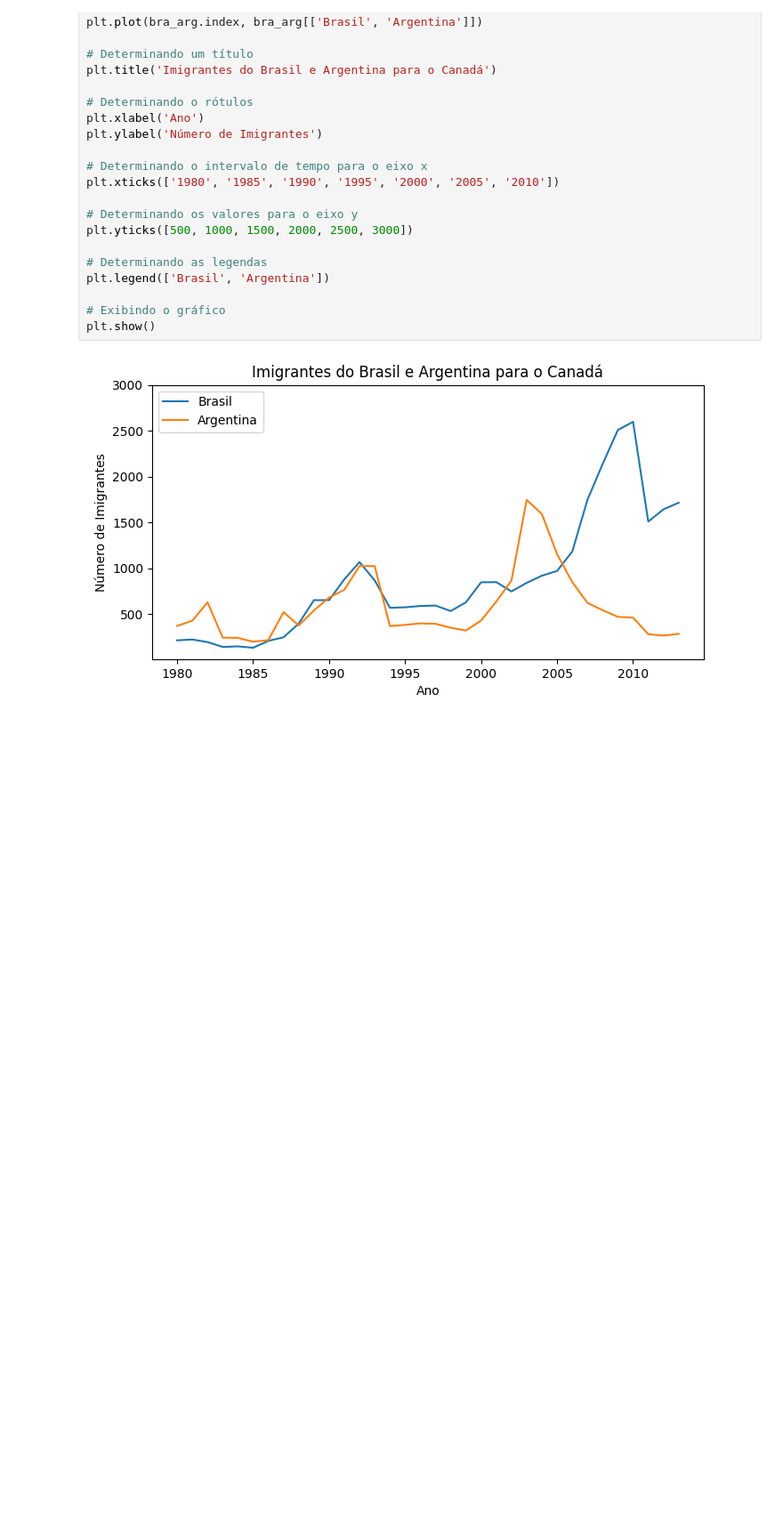
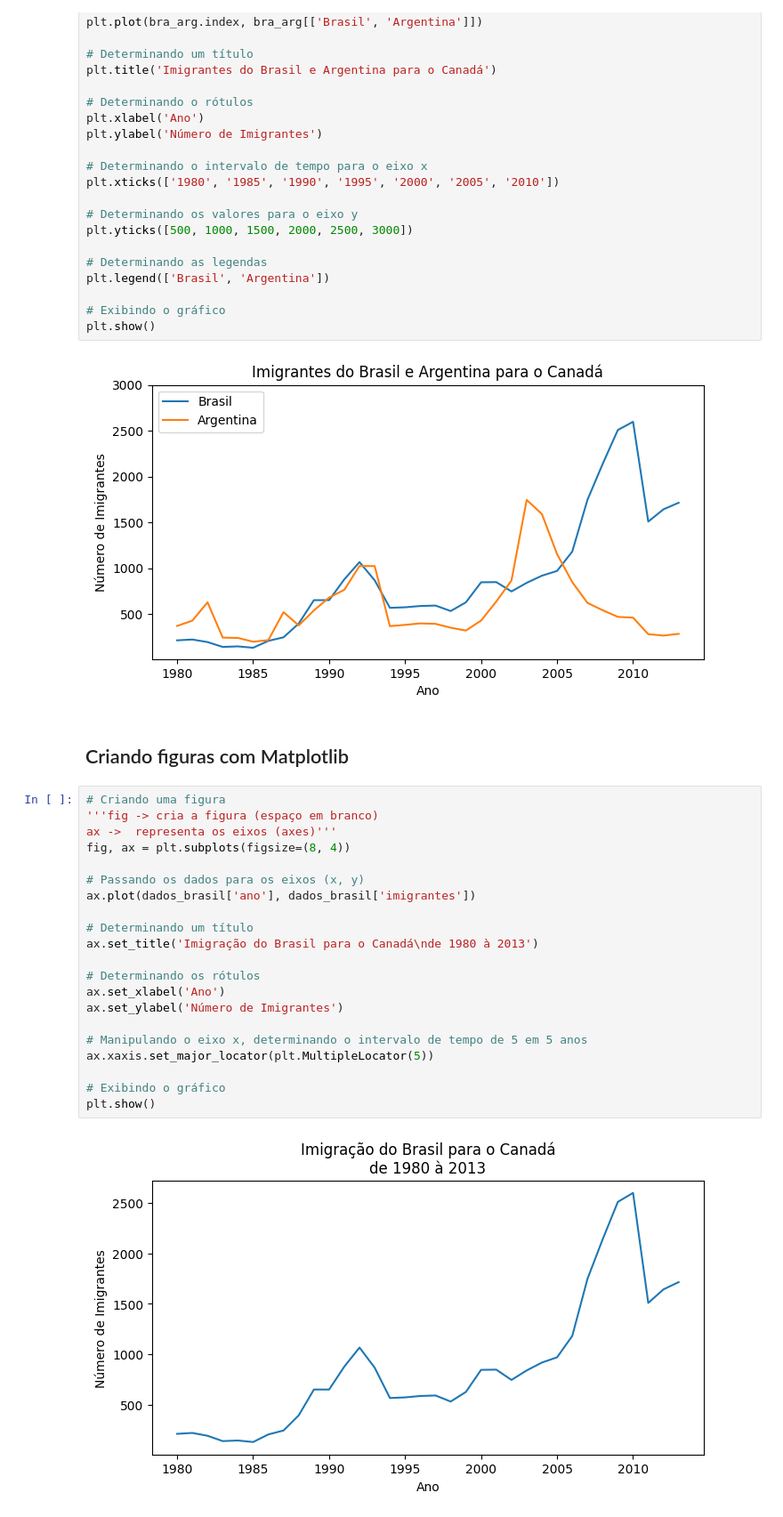
Before and after one commit to Matheus-Pombeiro/canada_imigrants, a Jupyter notebook: canada_imigrants.ipynb, the cells around one changed output. Shown: that part at 89% size. Cells and saved outputs as stored; diff of their text form; blank space fills up the shorter version.

Commit message:
feat: Second class - making figures with Matplotlib

```diff
--- a/canada_imigrants.ipynb
+++ b/canada_imigrants.ipynb
@@ -184,3 +186,28 @@ plt.legend(['Brasil', 'Argentina'])
 plt.show()
 # %% [output]
 [figure]
+# %% [markdown]
+## Criando figuras com Matplotlib
+# %%
+# Criando uma figura
+'''fig -> cria a figura (espaço em branco)
+ax ->  representa os eixos (axes)'''
+fig, ax = plt.subplots(figsize=(8, 4))
+
+# Passando os dados para os eixos (x, y)
+ax.plot(dados_brasil['ano'], dados_brasil['imigrantes'])
+
+# Determinando um título
+ax.set_title('Imigração do Brasil para o Canadá\nde 1980 à 2013')
+
+# Determinando os rótulos
+ax.set_xlabel('Ano')
+ax.set_ylabel('Número de Imigrantes')
+
+# Manipulando o eixo x, determinando o intervalo de tempo de 5 em 5 anos
+ax.xaxis.set_major_locator(plt.MultipleLocator(5))
+
+# Exibindo o gráfico
+plt.show()
+# %% [output]
+[figure, added]
```
Also changed, not shown: parts of 8 cells of this notebook.
